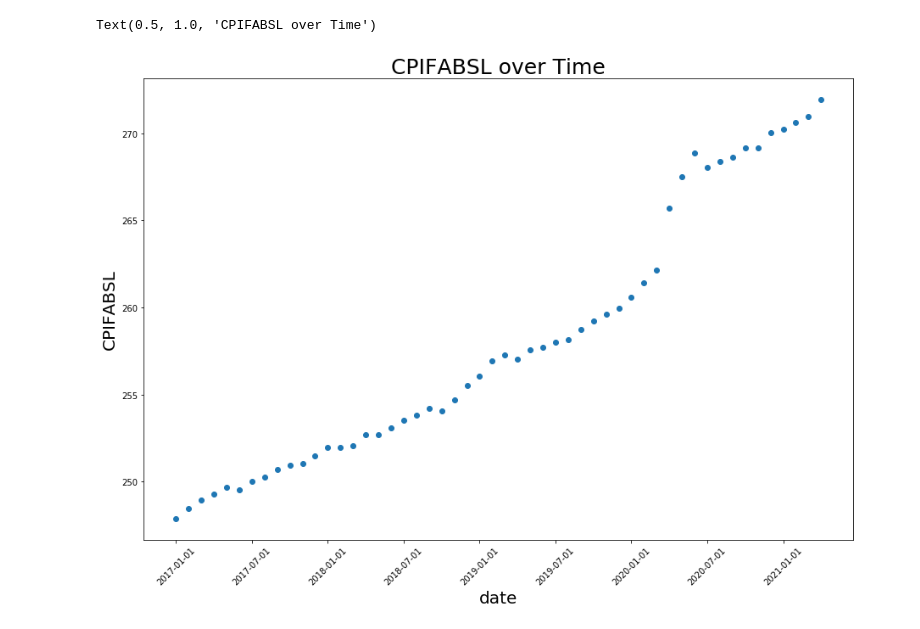
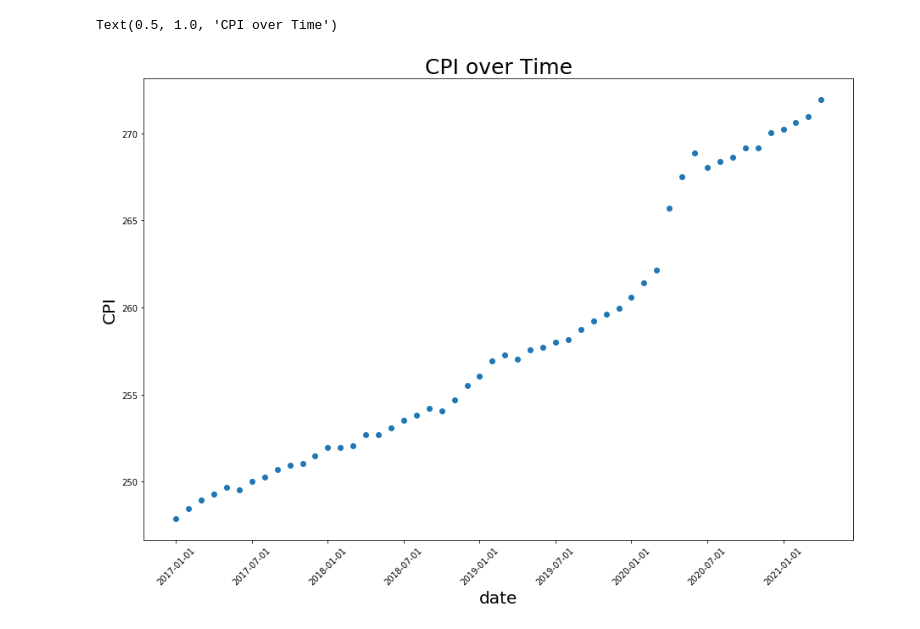
Before and after one commit to atreyarawat123/InflationVisualizations, a Jupyter notebook: code/InflationVisualizations.ipynb, the cells around one changed output. Drawn from its saved outputs; the diff is of its cells as text; code cells hidden in the pictures.

```diff
--- a/code/InflationVisualizations.ipynb
+++ b/code/InflationVisualizations.ipynb
@@ -2,5 +2,4 @@
 import pandas as pd
 import numpy as np
 import matplotlib.pylab as plt
+inf = pd.read_csv("../data/inflation.csv")
-# %%
-inf = pd.read_csv("inflation.csv")
@@ -30,12 +6,12 @@ inf.sort_values(by = 'CPIFABSL', ascending = False)[:5]
 # %%
 fig, ax = plt.subplots(figsize=(15, 10))
 plt.plot(inf['DATE'], inf['CPIFABSL'],'o', alpha = 1.0)
 plt.xlabel('date', fontsize=20)
 plt.xticks(rotation=45)
 plt.xticks(np.arange(0,52))
 plt.locator_params(axis='x', nbins=10)
-plt.ylabel('CPIFABSL', fontsize=20)
-plt.title("CPIFABSL over Time", fontsize=25)
+plt.ylabel('CPI', fontsize=20)
+plt.title("CPI over Time", fontsize=25)
 # %% [output]
-Text(0.5, 1.0, 'CPIFABSL over Time')
+Text(0.5, 1.0, 'CPI over Time')
-[figure, old version]
+[figure, new version]
```
Also changed, not shown: parts of 10 cells of this notebook.
